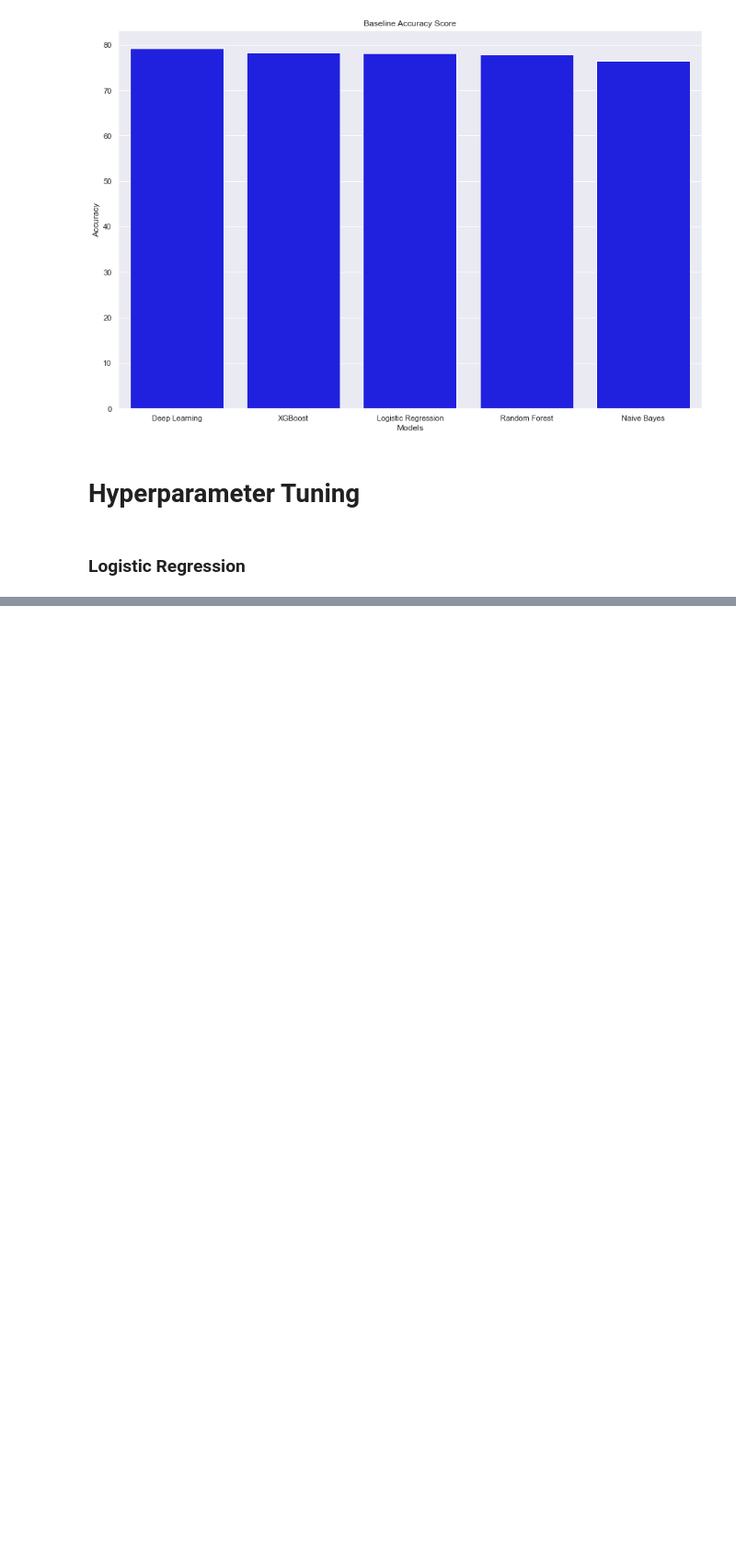
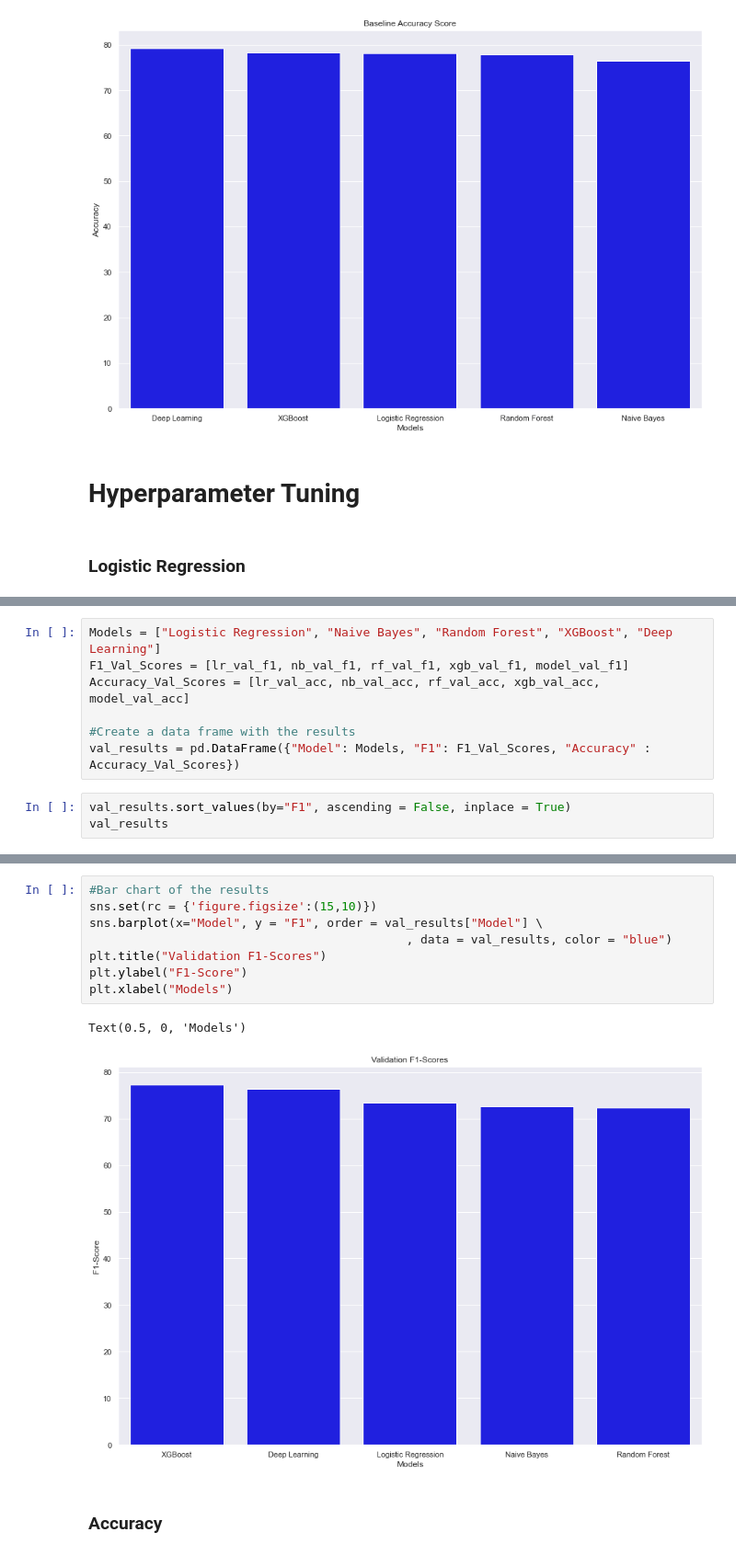
Before and after one commit to AustinYunker/Twitter-Prediction, a Jupyter notebook: FastText Models.ipynb, the cells around one changed output, grey strips where cells are left out. Shown at 92% size. Drawn from its saved outputs; the diff is of its cells as text; blank space fills up the shorter version.

```diff
--- a/FastText Models.ipynb
+++ b/FastText Models.ipynb
@@ -381,0 +784,10 @@ lr_rnd_search_df[["param_C", "mean_test_score"]].sort_values(by = "mean_test_sco
+# %%
+Models = ["Logistic Regression", "Naive Bayes", "Random Forest", "XGBoost", "Deep Learning"]
+F1_Val_Scores = [lr_val_f1, nb_val_f1, rf_val_f1, xgb_val_f1, model_val_f1]
+Accuracy_Val_Scores = [lr_val_acc, nb_val_acc, rf_val_acc, xgb_val_acc, model_val_acc]
+
+#Create a data frame with the results
+val_results = pd.DataFrame({"Model": Models, "F1": F1_Val_Scores, "Accuracy" : Accuracy_Val_Scores})
+# %%
+val_results.sort_values(by="F1", ascending = False, inplace = True)
+val_results
@@ -381,0 +801,13 @@ lr_rnd_search_df[["param_C", "mean_test_score"]].sort_values(by = "mean_test_sco
+# %%
+#Bar chart of the results
+sns.set(rc = {'figure.figsize':(15,10)})
+sns.barplot(x="Model", y = "F1", order = val_results["Model"] \
+                                            , data = val_results, color = "blue")
+plt.title("Validation F1-Scores")
+plt.ylabel("F1-Score")
+plt.xlabel("Models")
+# %% [output]
+Text(0.5, 0, 'Models')
+[figure, added]
+# %% [markdown]
+### Accuracy
```
Also changed, not shown: parts of 56 cells of this notebook.
